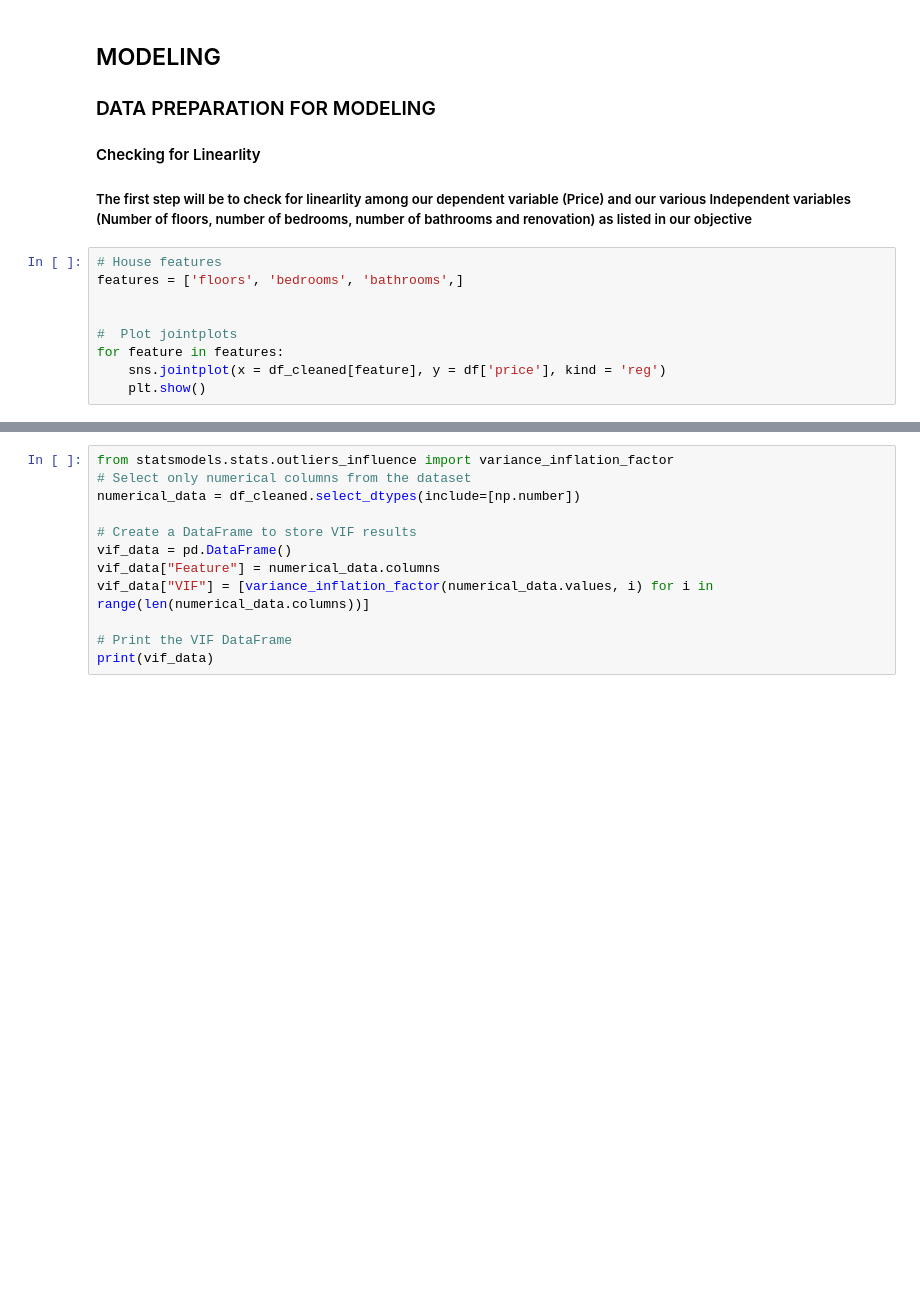
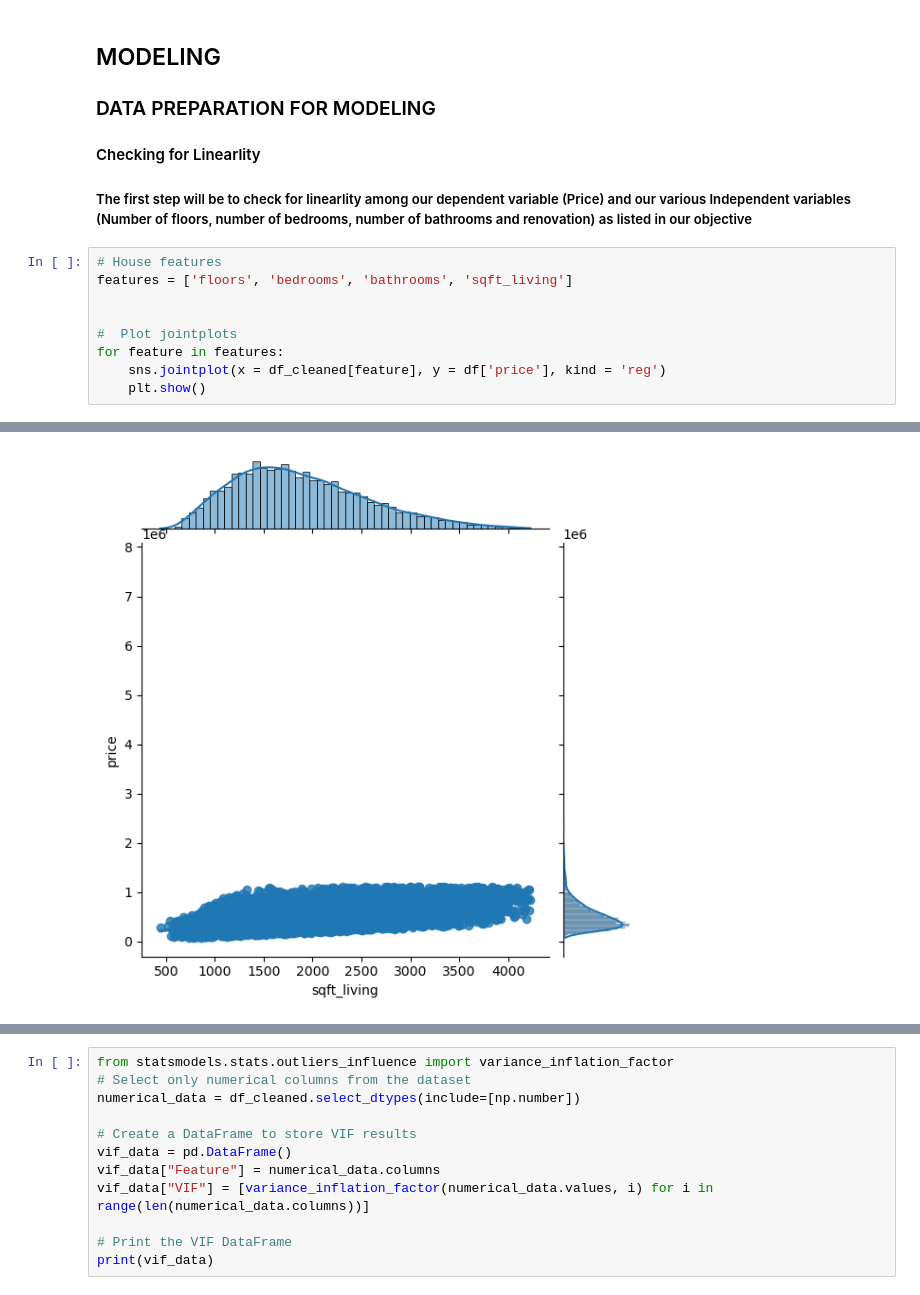
Before and after one commit to Kamaukaguru/Phase2-project-Grp6, a Jupyter notebook: student.ipynb, the cells around one changed output, grey strips where cells are left out. Saved outputs shown, nothing was run; the diff lists cells and outputs as text; blank space fills up the shorter version.

Commit message:
added sqrt_living variable

```diff
--- a/student.ipynb
+++ b/student.ipynb
@@ -850,15 +850,16 @@ As seen, The houses that are in the 'yes' category have a higher average price r
 ##### The first step will be to check for linearlity among our dependent variable (Price) and our various Independent variables (Number of floors, number of bedrooms, number of bathrooms and renovation) as listed in our objective
 # %%
 # House features
-features = ['floors', 'bedrooms', 'bathrooms',]
+features = ['floors', 'bedrooms', 'bathrooms', 'sqft_living']
 
 
 #  Plot jointplots
 for feature in features:
     sns.jointplot(x = df_cleaned[feature], y = df['price'], kind = 'reg')
     plt.show()
 # %% [output]
 [figure]
 [figure]
 [figure]
+[figure, added]
 # %% [markdown]
```
Also changed, not shown: parts of 5 cells of this notebook.
